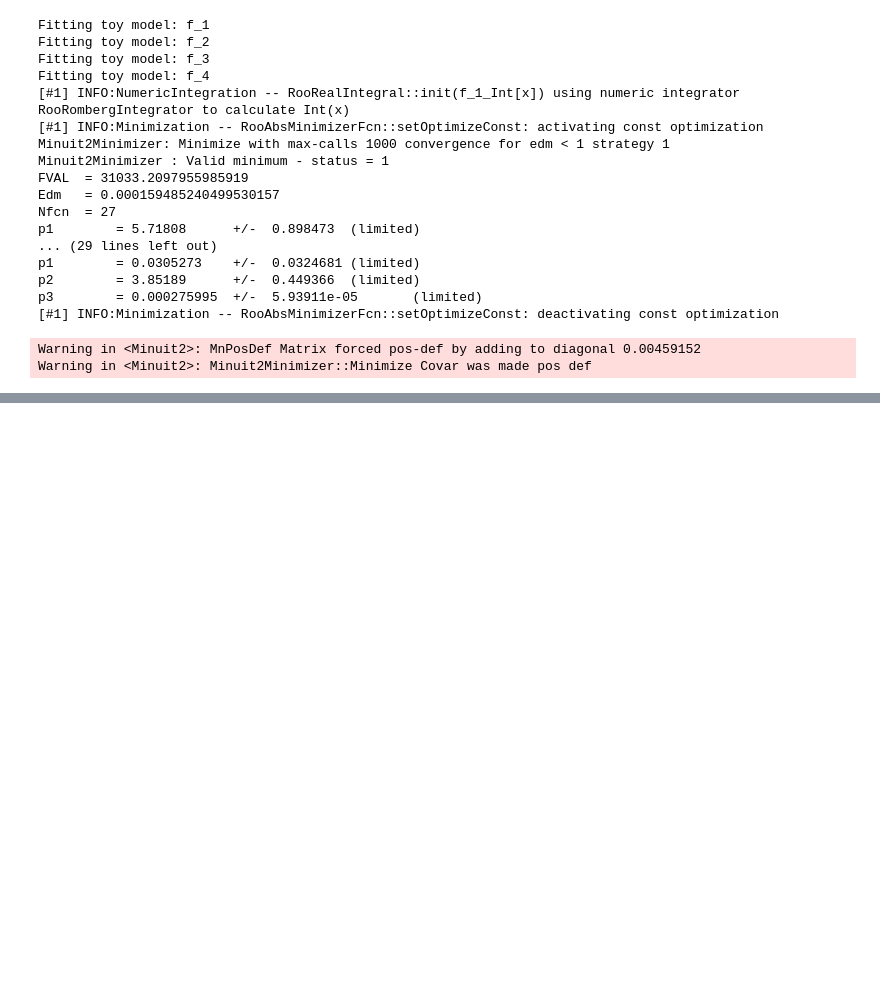
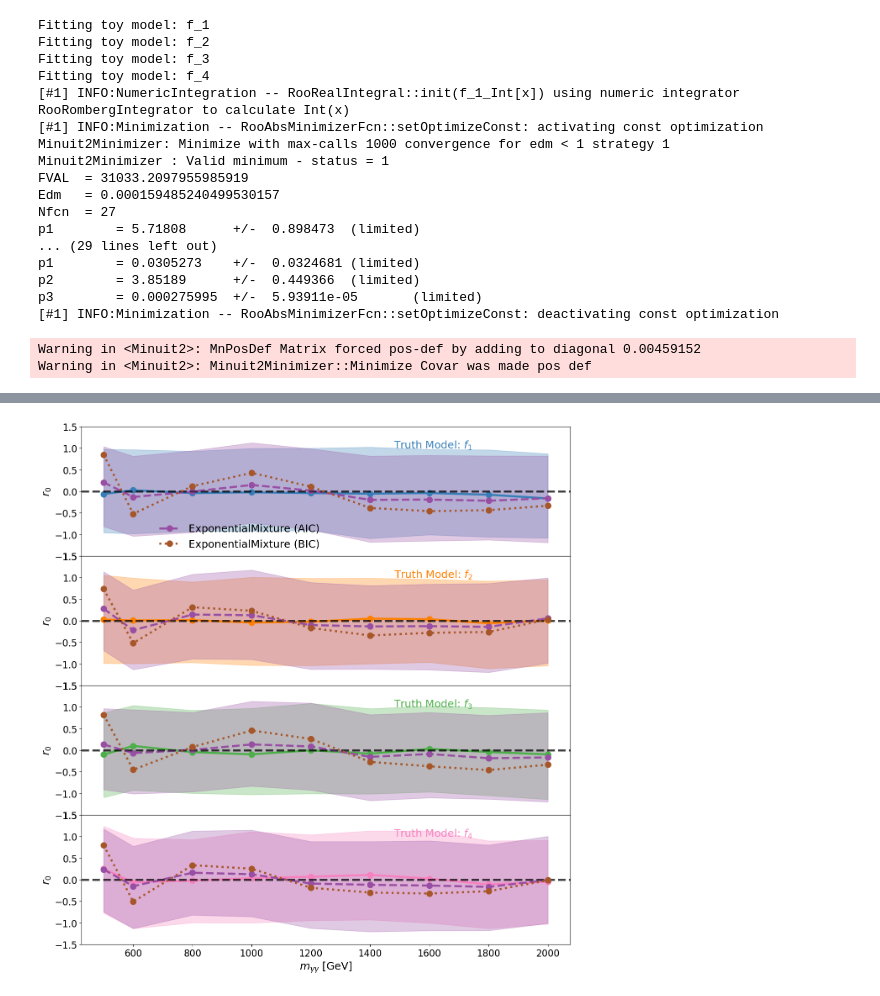
Before and after one commit to atownse2/26.Townsend.expmix.unpublished, a Jupyter notebook: notebooks/spurious_signal.ipynb, the cells around one changed output, grey strips where cells are left out. Cells and saved outputs as stored; diff of their text form; code cells hidden in the pictures; blank space fills up the shorter version.

```diff
--- a/notebooks/spurious_signal.ipynb
+++ b/notebooks/spurious_signal.ipynb
@@ -241,0 +182,30 @@ Total toys: 17742
+# %%
+# Do model selection
+seeds = results_df["seed"].unique()
+
+group_cols = ["toy_model_name","signal_mean", "signal_width", "seed", "toy_index"]
+
+is_exp = results_df["bkg_model_name"].str.contains("ExponentialMixture")
+exp_df = results_df[is_exp].copy()
+non_exp_df = results_df[~is_exp].copy()
+
+# Sanity check: every (signal point, c, seed, toy) group must have at least one
+# ExponentialMixture fit, matching the per-group ValueError in the original loop.
+all_groups = set(map(tuple, results_df[group_cols].drop_duplicates().itertuples(index=False, name=None)))
+exp_groups = set(map(tuple, exp_df[group_cols].drop_duplicates().itertuples(index=False, name=None)))
+missing_groups = all_groups - exp_groups
+if missing_groups:
+    raise ValueError(f"No ExponentialMixture model found for groups: {missing_groups}")
+
+exp_df["k"] = exp_df["bkg_model_name"].str.split("-").str[-1].astype(int)
+exp_df["n_params"] = 2 * exp_df["k"] - 1
+exp_df["aic"] = 2 * exp_df["n_params"] + 2 * exp_df["bkg_only_nll"]
+exp_df["bic"] = np.log(n) * exp_df["n_params"] + 2 * exp_df["bkg_only_nll"]
+
+best_aic_df = exp_df.loc[exp_df.groupby(group_cols)["aic"].idxmin()].copy()
+best_aic_df["bkg_model_name"] = "ExponentialMixture (AIC)"
+
+best_bic_df = exp_df.loc[exp_df.groupby(group_cols)["bic"].idxmin()].copy()
+best_bic_df["bkg_model_name"] = "ExponentialMixture (BIC)"
+
+df = pd.concat([non_exp_df, best_aic_df, best_bic_df], ignore_index=True)
@@ -243,7 +238,7 @@ Total toys: 17742
 # Plot results
 import matplotlib.pyplot as plt
 
-toy_model_names = df["toy_model"].unique()
+toy_model_names = [m.name for m in toy_models]
 
 fontsize = 18
 labelsize = 16
@@ -260,7 +255,7 @@ colors = {
 }
 line_styles = ['solid', 'dashed', 'dotted']
 
-metric = lambda row: np.sign(row["n_sig"])*np.sqrt(2*(-row["sb_nll"] + row["b_nll"]))
+metric = lambda row: np.sign(row["n_sig"])*np.sqrt(2*(-row["alt_nll"] + row["bkg_only_nll"]))
 
 fig, axs = plt.subplots(
     len(toy_model_names), 1,
@@ -269,6 +264,7 @@ fig, axs = plt.subplots(
     gridspec_kw={"hspace": 0}
 )
 for i, toy_model_name in enumerate(toy_model_names):
+
     if len(toy_model_names) == 1:
         ax = axs
     else:
@@ -286,19 +282,19 @@ for i, toy_model_name in enumerate(toy_model_names):
         )
 
     # toy_model_name = toy_model.name
-    toy_model_df = df[df["toy_model"] == toy_model_name]
+    toy_model_df = df[df["toy_model_name"] == toy_model_name]
 
     # Signal points
     models_to_plot = {
         toy_model_name: (toy_model_name, colors[toy_model_name], line_styles[0]),
-        "ExponentialMixture (AIC)": ("Exponential Mixture (AIC)", colors["ExponentialMixture (AIC)"], line_styles[1]),
-        "ExponentialMixture (BIC)": ("Exponential Mixture (BIC)", colors["ExponentialMixture (BIC)"], line_styles[2]),
+        "ExponentialMixture (AIC)": ("ExponentialMixture (AIC)", colors["ExponentialMixture (AIC)"], line_styles[1]),
+        "ExponentialMixture (BIC)": ("ExponentialMixture (BIC)", colors["ExponentialMixture (BIC)"], line_styles[2]),
     }
 
     y_err_true = None
 
     for bkg_model_name, (label, color, line_style) in models_to_plot.items():
-        model_df = toy_model_df[toy_model_df["bkg_model"] == bkg_model_name]
+        model_df = toy_model_df[toy_model_df["bkg_model_name"] == bkg_model_name]
         ms = []
         ys = []
         y_lows = []
@@ -315,31 +311,33 @@ for i, toy_model_name in enumerate(toy_model_names):
             y = signal_point_df.apply(metric, axis=1).values
             y_med, y_low, y_high = np.nanpercentile(y, [50, 16, 84])
             ms.append(signal_point[0])
             ys.append(y_med)
             y_lows.append(y_low)
             y_highs.append(y_high)
 
 
         if "_" in label:
             label = f"${label}$"
         if bkg_model_name == toy_model_name:
             # label = f"{label} (True Model)"
             label = None
 
         ax.plot(ms, ys, label=label, marker="o", color=color, linestyle=line_style, linewidth=linewidth, markersize=markersize)
         # print(f"{toy_model_name} - {bkg_model_name}:")
         # print(f"  Signal points: {ms}")
         # print(f"  Spurious signal (S): {ys}")
         if bkg_model_name == "ExponentialMixture (BIC)":
             continue
         ax.fill_between(ms, y_lows, y_highs, alpha=0.3, color=color)
         ax.axhline(0, color="black", linestyle="--", alpha=0.5, linewidth=linewidth)
 
     if i == 0:
         ax.legend(framealpha=0.3, loc=(0.15, 0.02), fontsize=fontsize, frameon=False)
     ax.set_xlabel("$m_{\\gamma\\gamma}$ [GeV]", fontsize=fontsize)
     ax.tick_params(axis='x', labelsize=labelsize)
     # ax.set_ylabel("Spurious Signal Yield")
     ax.set_ylabel("$r_0$", fontsize=fontsize)
     ax.tick_params(axis='y', labelsize=labelsize)
-    ax.set_ylim(-3, 3)
+    ax.set_ylim(-1.5, 1.5)
+# %% [output]
+[figure, added]
```
Also changed, not shown: parts of 8 cells of this notebook, 17 other files.
